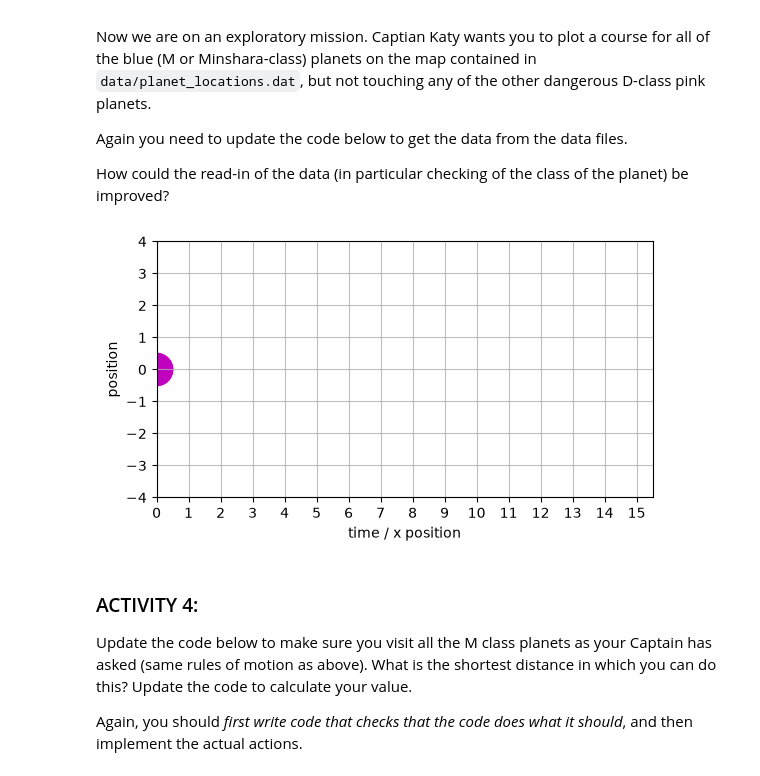
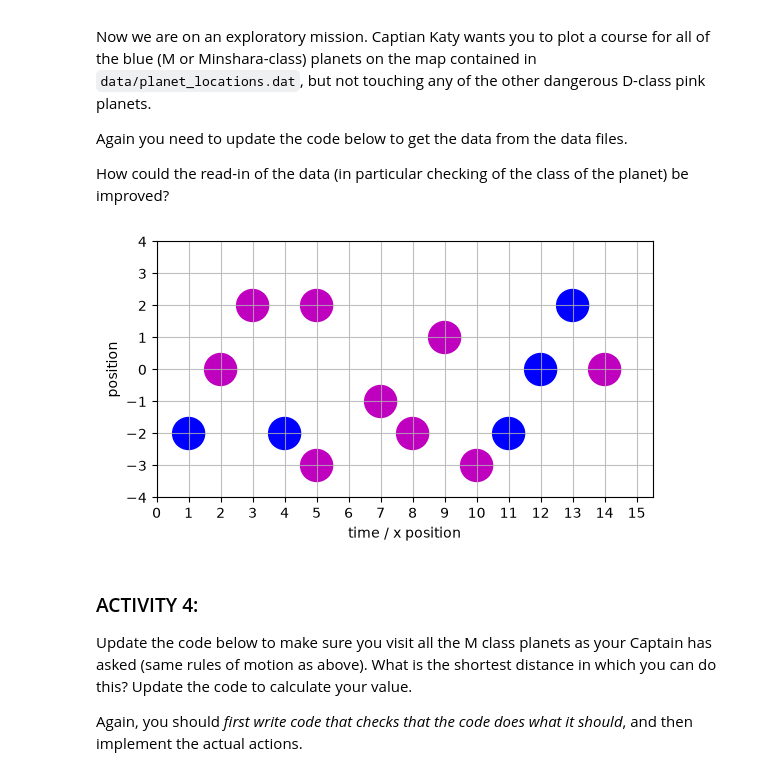
Before and after one commit to AJSUMMERS100/TopicsInSciComp, a Jupyter notebook: Notebooks/Week2_LabExercises.ipynb, the cells around one changed output. Drawn from its saved outputs; the diff is of its cells as text; code cells hidden in the pictures.

```diff
--- a/Notebooks/Week2_LabExercises.ipynb
+++ b/Notebooks/Week2_LabExercises.ipynb
@@ -151,35 +151,36 @@ How could the read-in of the data (in particular checking of the class of the pl
 # Plot the planetary locations
 
 def plot_planet_locations(ax) :
     plt.axis([0,15.5,-4,4])
     major_ticks = np.arange(0, 16, 1)
     ax.set_xticks(major_ticks)
     plt.xlabel("time / x position")
     plt.ylabel("position")
     ax.set_aspect('equal')
     ax.grid(which='major', alpha=0.8)
 
     # Mark the planet positions onto the plot - read in the data from data/planet_locations.dat
     # HINT: the function you need is called loadtxt
-    planet_locations= np.array([[0,0,0], [0,0,0]]) # UPDATE ME!
+    planet_locations_data = loadtxt("data/planet_locations.dat")
+    planet_locations= np.array(planet_locations_data) # UPDATE ME!
 
     for index, location in enumerate(planet_locations) :
         is_minshara_class =  (location[2] == 1)
         coordinates = np.array([location[0],location[1]])
         if(is_minshara_class) :
             circle=plt.Circle(coordinates, 0.5, color='b')
             plt.gcf().gca().add_artist(circle)
         else : # other planets are dangerous D class planets
             circle=plt.Circle(coordinates, 0.5, color='m')
             plt.gcf().gca().add_artist(circle)
 
 # Test the plot
 fig = plt.figure()
 ax = plt.gcf().gca()
 plot_planet_locations(ax)
 plt.show()
 # %% [output]
-[figure, old version]
+[figure, new version]
 # %% [markdown]
 ### ACTIVITY 4:
 
```
Also changed, not shown: parts of 1 cell of this notebook.
